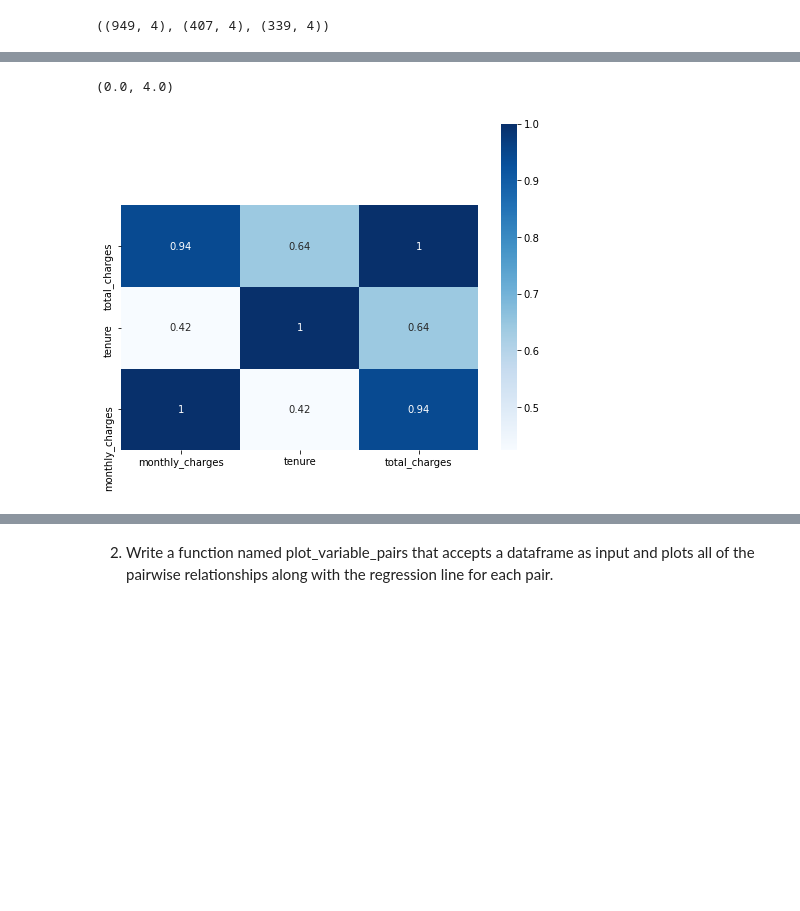
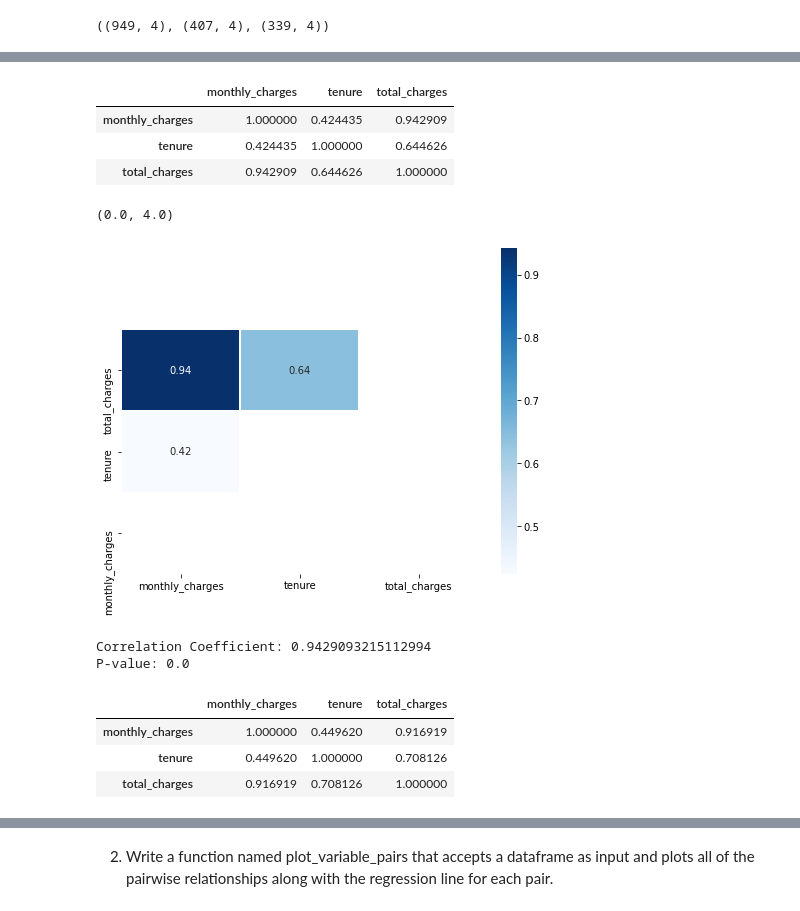
Before and after one commit to lupeluna/regression-exercises, a Jupyter notebook: explore.ipynb, the cells around one changed output, grey strips where cells are left out. Drawn from its saved outputs; the diff is of its cells as text; code cells hidden in the pictures; blank space fills up the shorter version.

```diff
--- a/explore.ipynb
+++ b/explore.ipynb
@@ -28,6 +26,6 @@ SyntaxError: invalid syntax (<ipython-input-21-232827f3ee73>, line 3)
 # %%
-telco_df = wrangle.wrangle_telco()
-telco_df.head()
+df = wrangle.wrangle_telco()
+df.head()
 # %% [output]
 |  | customer_id | monthly_charges | tenure | total_charges |
 | 0 | 0013-SMEOE | 109.70 | 71 | 7904.25 |
@@ -54,15 +52,15 @@ Data columns (total 4 columns):
 dtypes: float64(2), int64(1), object(1)
 memory usage: 66.2+ KB
 # %%
-train, validate, test = wrangle.telco_split_continuous(telco_df)
+train, validate, test = wrangle.telco_split_continuous(df)
 # %%
 train.shape, validate.shape, test.shape
 # %% [output]
 ((949, 4), (407, 4), (339, 4))
 # %%
-train = train.set_index("customer_id")
-validate = validate.set_index("customer_id")
-test = test.set_index("customer_id")
+# train = train.set_index("customer_id")
+# validate = validate.set_index("customer_id")
+# test = test.set_index("customer_id")
 # %%
 train.head()
 # %% [output]
@@ -106,9 +73,35 @@ plt.show()
+# %%
+df_corr = train.drop(columns=['customer_id']).corr()
+df_corr
+# %% [output]
+|  | monthly_charges | tenure | total_charges |
+| monthly_charges | 1.000000 | 0.424435 | 0.942909 |
+| tenure | 0.424435 | 1.000000 | 0.644626 |
+| total_charges | 0.942909 | 0.644626 | 1.000000 |
 # %%
 # heatmap for each correlation coefficients for a dataset
 
 plt.figure(figsize=(8,6))
-sns.heatmap(train.corr(), cmap='Blues', annot=True)
+sns.heatmap(train.corr(), cmap='Blues', annot=True, linewidth=0.5, mask= np.triu(df_corr))
 plt.ylim(0, 4)
 # %% [output]
 (0.0, 4.0)
-[figure, old version]
+[figure, new version]
+# %%
+# Use a scipy stats function pearsonr to calculate the correlation coefficient and the p-value.
+
+r, p_value = pearsonr(train.total_charges, train.monthly_charges)
+print(f'Correlation Coefficient: {r}\nP-value: {p_value}')
+# %% [output]
+Correlation Coefficient: 0.9429093215112994
+P-value: 0.0
+# %%
+# Since my variables are not normally distributed, I might choose Spearman instead.
+
+exam_spearman = train.drop(columns=['customer_id']).corr(method='spearman')
+exam_spearman
+# %% [output]
+|  | monthly_charges | tenure | total_charges |
+| monthly_charges | 1.000000 | 0.449620 | 0.916919 |
+| tenure | 0.449620 | 1.000000 | 0.708126 |
+| total_charges | 0.916919 | 0.708126 | 1.000000 |
```
Also changed, not shown: parts of 24 cells of this notebook.
